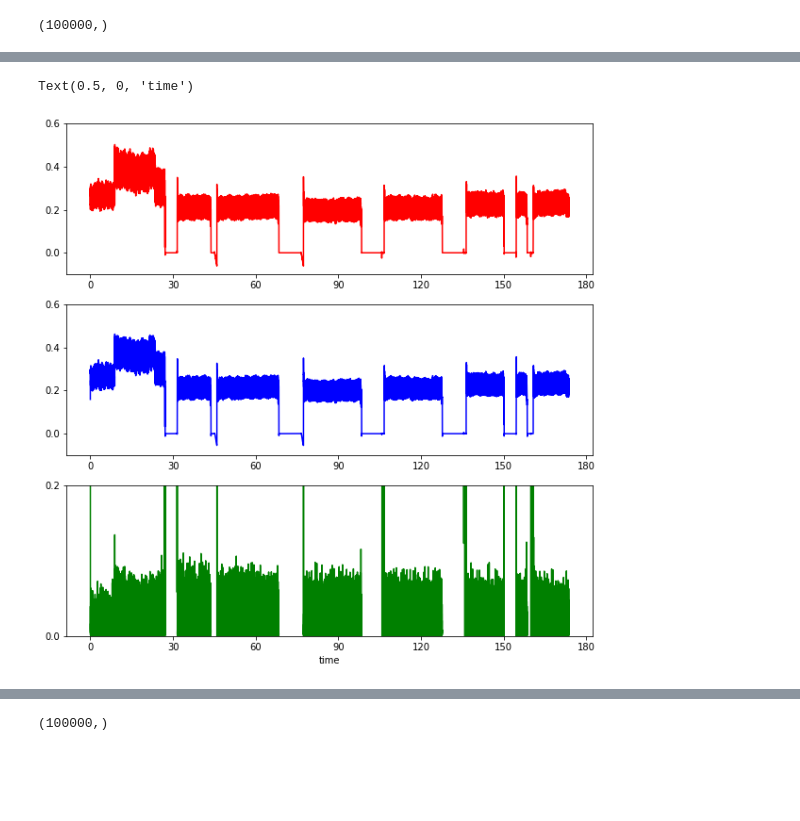
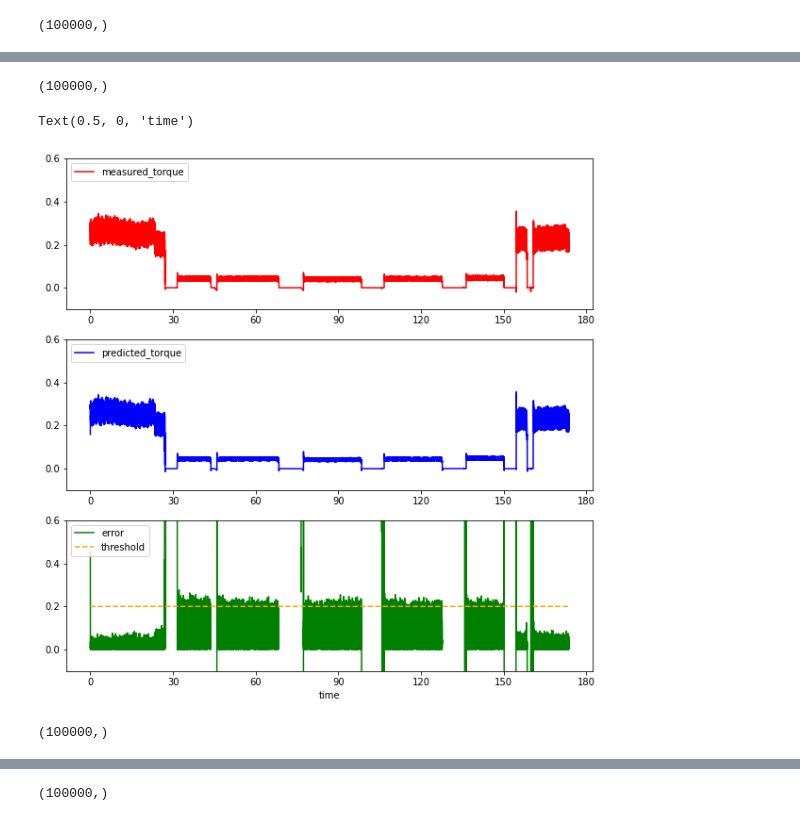
Before and after one commit to peeraponw/quick_move, a Jupyter notebook: merge.ipynb, the cells around one changed output, grey strips where cells are left out. Saved outputs shown, nothing was run; the diff lists cells and outputs as text; code cells hidden in the pictures; blank space fills up the shorter version.

Commit message:
update prediction with failed data

```diff
--- a/merge.ipynb
+++ b/merge.ipynb
@@ -726,20 +752,39 @@ pred.shape
+# %%
+#fail2_d5
+test = trailling_feature(fail2_d5, window).values.reshape(-1, window+1, 1)
+pred = model.predict(test).reshape(-1, window+1)[:, 0]
+pred.shape
+# %% [output]
+(100000,)
 # %%
+threshold = 0.2
 plt.subplots(3,1,figsize=(10,10))
 
 plt.subplot(3,1,1)
-plt.plot(fail1_d5['time'], fail1_d5['tor'], 'r-')
+plt.plot(fail2_d5['time'], fail2_d5['tor'], 'r-', label='measured_torque')
 torque_plot_settings()
+plt.legend(loc='upper left')
 
 plt.subplot(3,1,2)
-plt.plot(fail1_d5['time'], pred, 'b-')
+plt.plot(fail2_d5['time'], pred, 'b-', label='predicted_torque')
 torque_plot_settings()
+plt.legend(loc='upper left')
 
 plt.subplot(3,1,3)
-err = abs(fail1_d5['tor'] - pred)/fail1_d5['tor']
-plt.plot(fail1_d5['time'], err, 'g-')
+err = abs(fail2_d5['tor'] - pred)/fail2_d5['tor']
+plt.plot(fail2_d5['time'], err, 'g-', label='error')
+plt.plot(fail2_d5['time'], np.ones(fail2_d5['time'].shape)*threshold, '--', color='orange', label='threshold')
 torque_plot_settings()
-plt.ylim([0, 0.2])
+plt.legend(loc='upper left')
+# plt.ylim([0, 0.2])
 plt.xlabel('time')
 # %% [output]
 Text(0.5, 0, 'time')
-[figure, old version]
+[figure, new version]
+# %%
+# normal d3
+test = trailling_feature(d3, window).values.reshape(-1, window+1, 1)
+pred = model.predict(test).reshape(-1, window+1)[:, 0]
+pred.shape
+# %% [output]
+(100000,)
```
Also changed, not shown: parts of 12 cells of this notebook.
